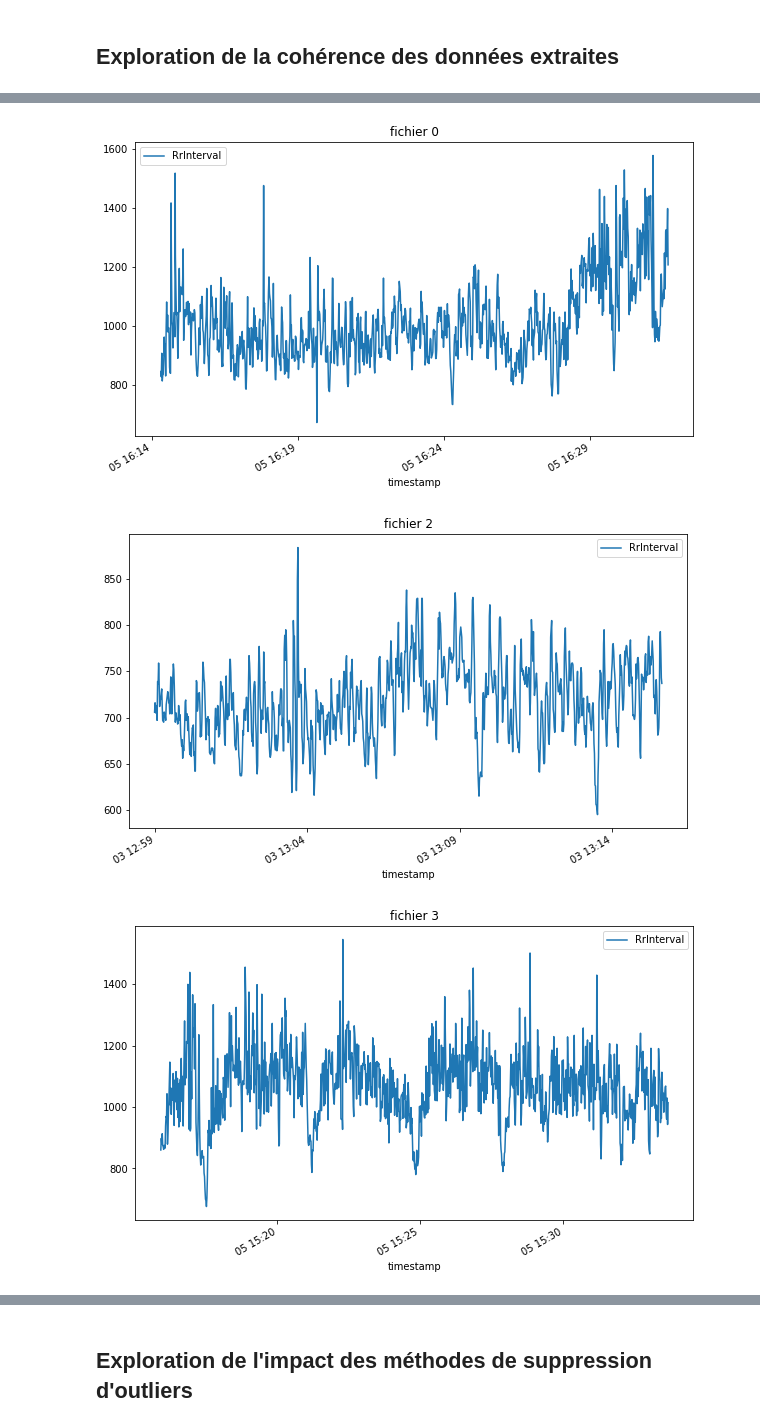
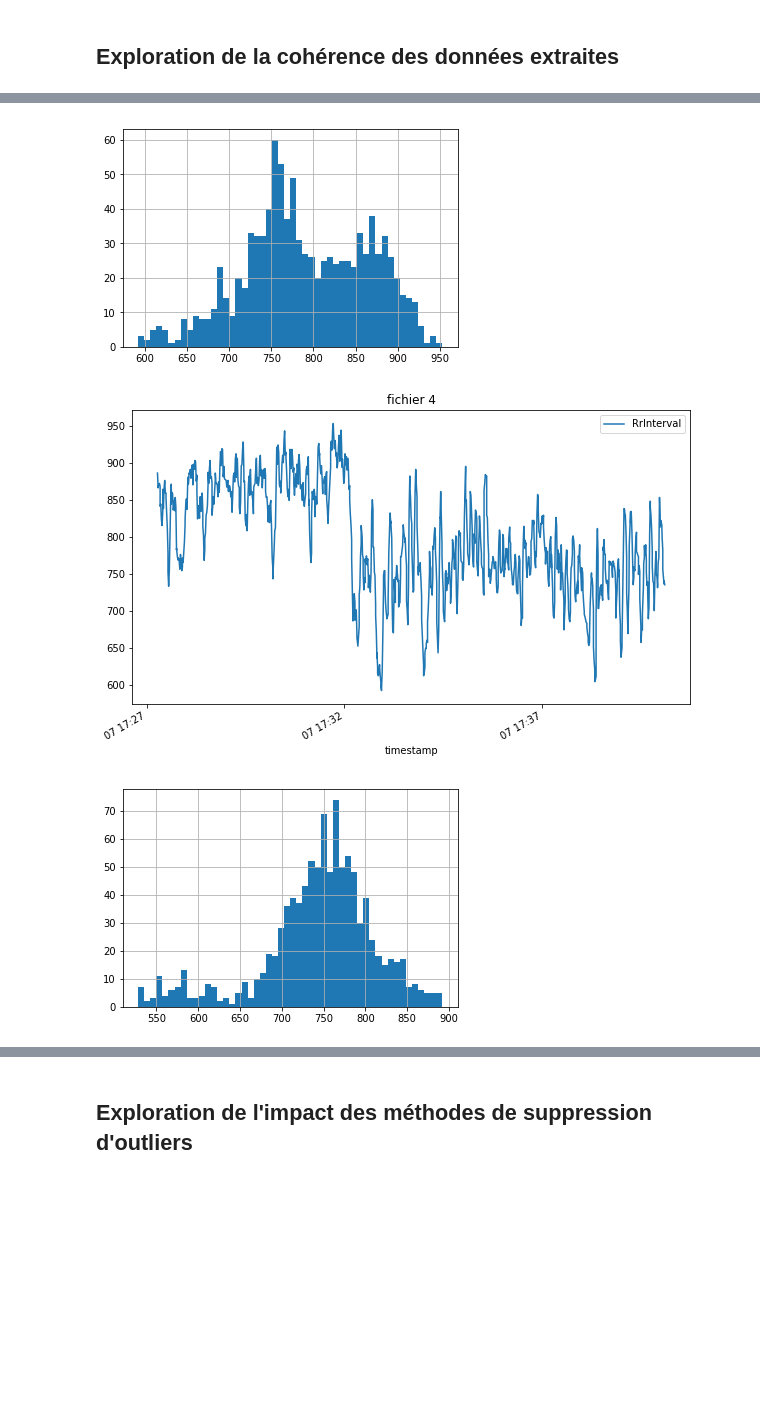
Before and after one commit to Aura-healthcare/Aura_data_analysis_platform, a Jupyter notebook: notebook/exploration_data_and_outliers.ipynb, the cells around one changed output, grey strips where cells are left out. Cells and saved outputs as stored; diff of their text form; code cells hidden in the pictures; blank space fills up the shorter version.

Commit message:
exploration fichiers hrv

```diff
--- a/notebook/exploration_data_and_outliers.ipynb
+++ b/notebook/exploration_data_and_outliers.ipynb
@@ -10,5 +10,8 @@ list_files_example.remove(".DS_Store")
 data_list = {}
 
 for i, file in enumerate(list_files_example):
-    with open("data_example/" + file) as f:
-        data_list[i] = json.load(f)
+    # test uniquement les nouveaux fichiers générés
+    if "Hrv" in file:
+        with open("data_example/" + file) as f:
+            data_list[i] = json.load(f)
+            print(file)
@@ -30,7 +37,7 @@ def transform_json_data_RrInterval_to_dataframe(json_data):
 # %% [markdown]
 ## Exploration de la cohérence des données extraites
 # %%
-for i in range(len(data_list)):
+for i in range(4,7):#range(len(data_list)):
     try:
         print()
         print("fichier {}".format(i))
@@ -44,7 +51,7 @@ for i in range(len(data_list)):
         print()
         print("------------------------------------")
     except:
-        data_list[i]
+        #data_list[i]
         print("Problem for " + "data_list[" + str(i) + "]")
         print()
         print("------------------------------------")
@@ -70,11 +79,13 @@ timestamp
 # %%
-for i in range(len(data_list)):
+for i in range(4,7):#range(len(data_list)):
     try:
         df = transform_json_data_RrInterval_to_dataframe(data_list[i])
+        df["RrInterval"].hist(bins = 50)
         df.plot(figsize=(10, 6), title="fichier {}".format(i))
+        plt.show()
     except:
-        pass
+        raise
 # %% [output]
-[figure, old version]
+[figure, new version]
-[figure, old version]
+[figure, new version]
-[figure, old version]
+[figure, new version]
```
Also changed, not shown: parts of 5 cells of this notebook, 3 other files.
